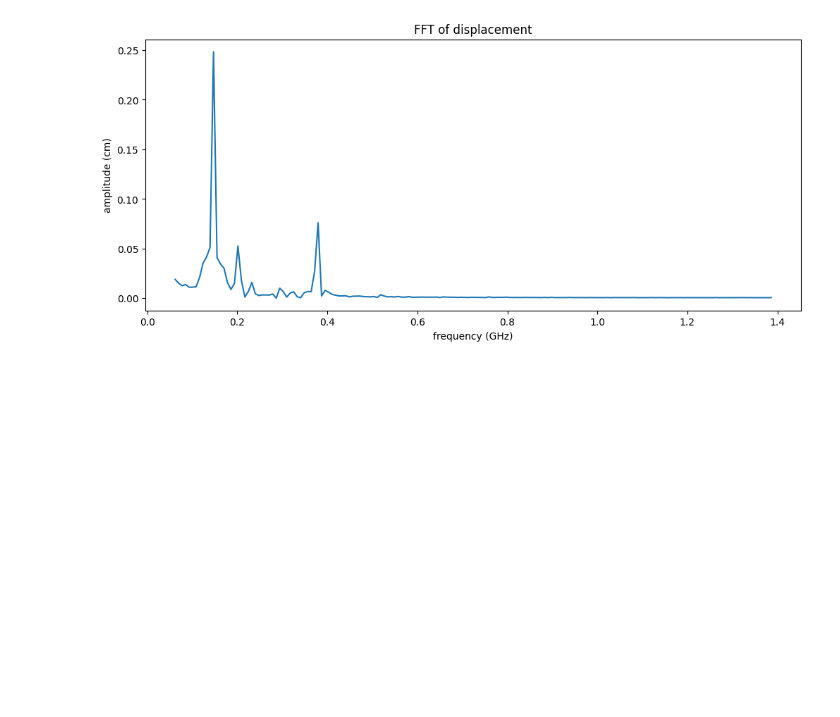
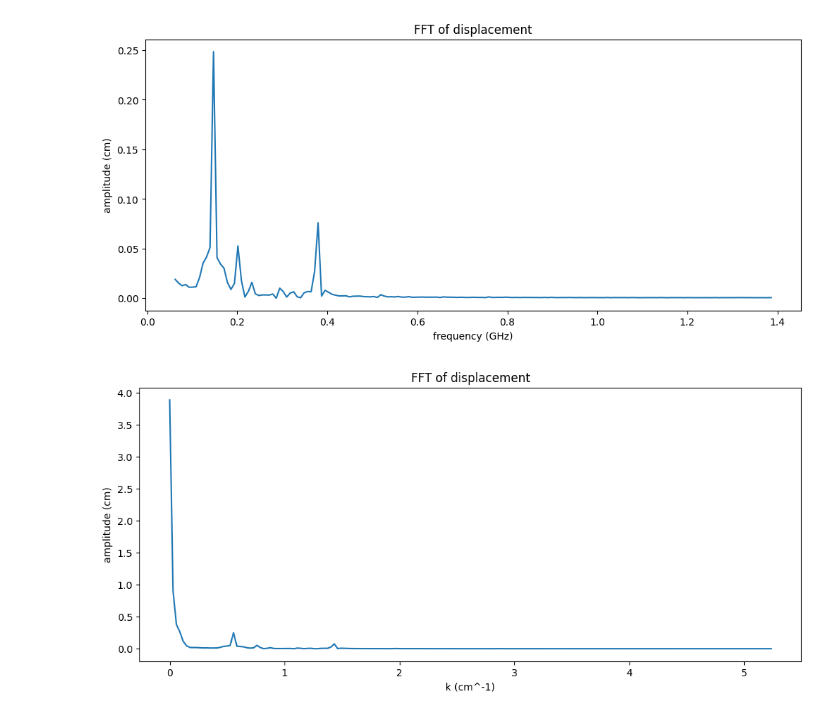
Before and after one commit to criggall/muon-cooling, a Jupyter notebook: Simplified-HFOFO/plot-compare-particles.ipynb, the cells around one changed output. Drawn from its saved outputs; the diff is of its cells as text; code cells hidden in the pictures; blank space fills up the shorter version.

```diff
--- a/Simplified-HFOFO/plot-compare-particles.ipynb
+++ b/Simplified-HFOFO/plot-compare-particles.ipynb
@@ -422,0 +453,26 @@ plt.show()
+# %%
+##### FFT displacements in position basis #####
+
+# Evenly space z values:
+z_uniform = np.linspace(np.min(z_vals), np.max(z_vals), len(z_vals))
+displacements_interp_func = interp1d(z_vals, displacements)
+displacements_uniform = displacements_interp_func(z_uniform)
+
+# Perform FFT:
+fft = np.fft.fft(displacements_uniform)
+dz = z_uniform[1] - z_uniform[0]
+wave_nums = np.fft.fftfreq(len(z_uniform), d=dz)
+amplitude = np.abs(fft)
+
+positive_wave_nums = wave_nums[:len(wave_nums)//2]
+positive_amplitude = amplitude[:len(amplitude)//2]
+
+# Plot FFT:
+plt.figure(figsize=(12, 5))
+plt.plot(positive_wave_nums, positive_amplitude)
+plt.xlabel('k (cm^-1)')
+plt.ylabel('amplitude (cm)')
+plt.title('FFT of displacement')
+plt.show()
+# %% [output]
+[figure, added]
```
Also changed, not shown: parts of 5 cells of this notebook.
